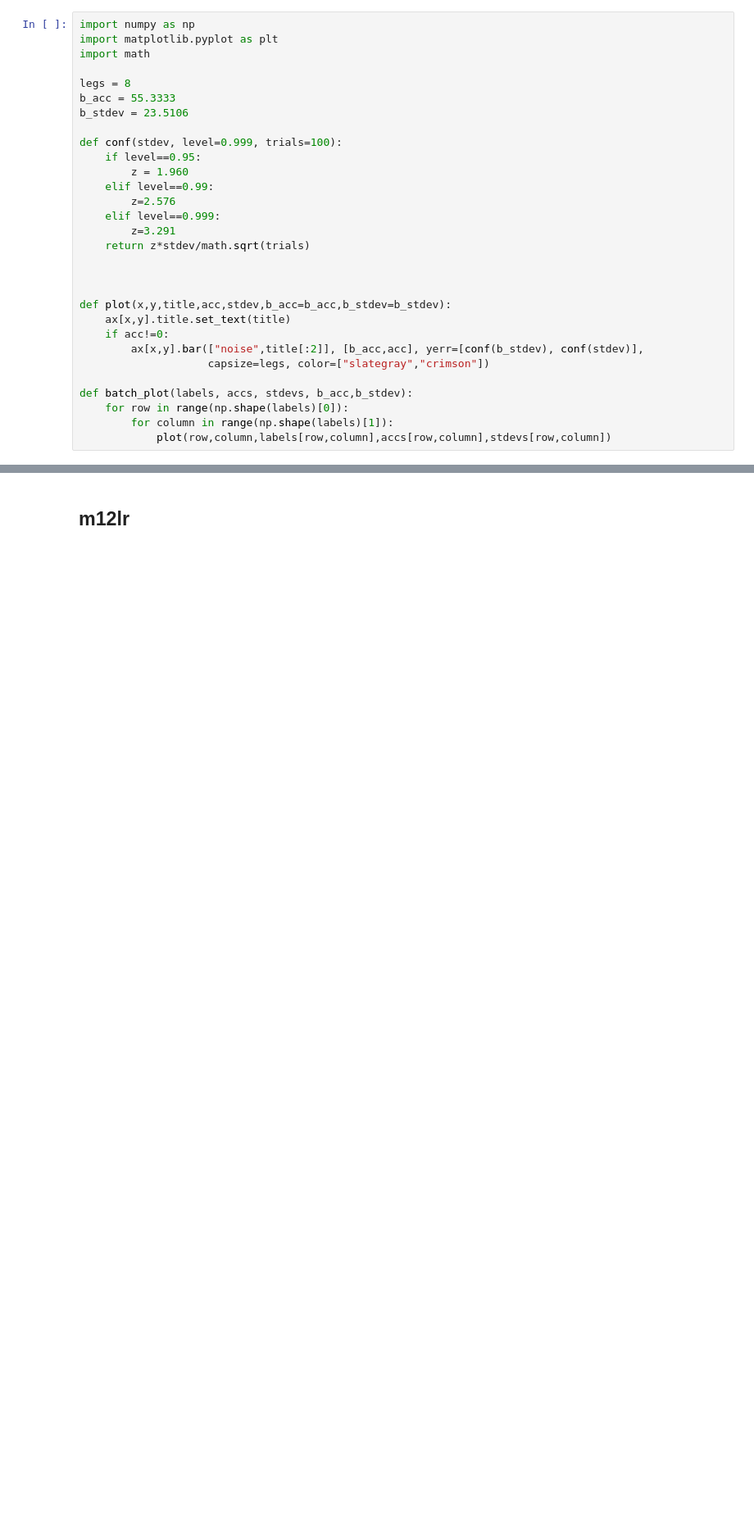
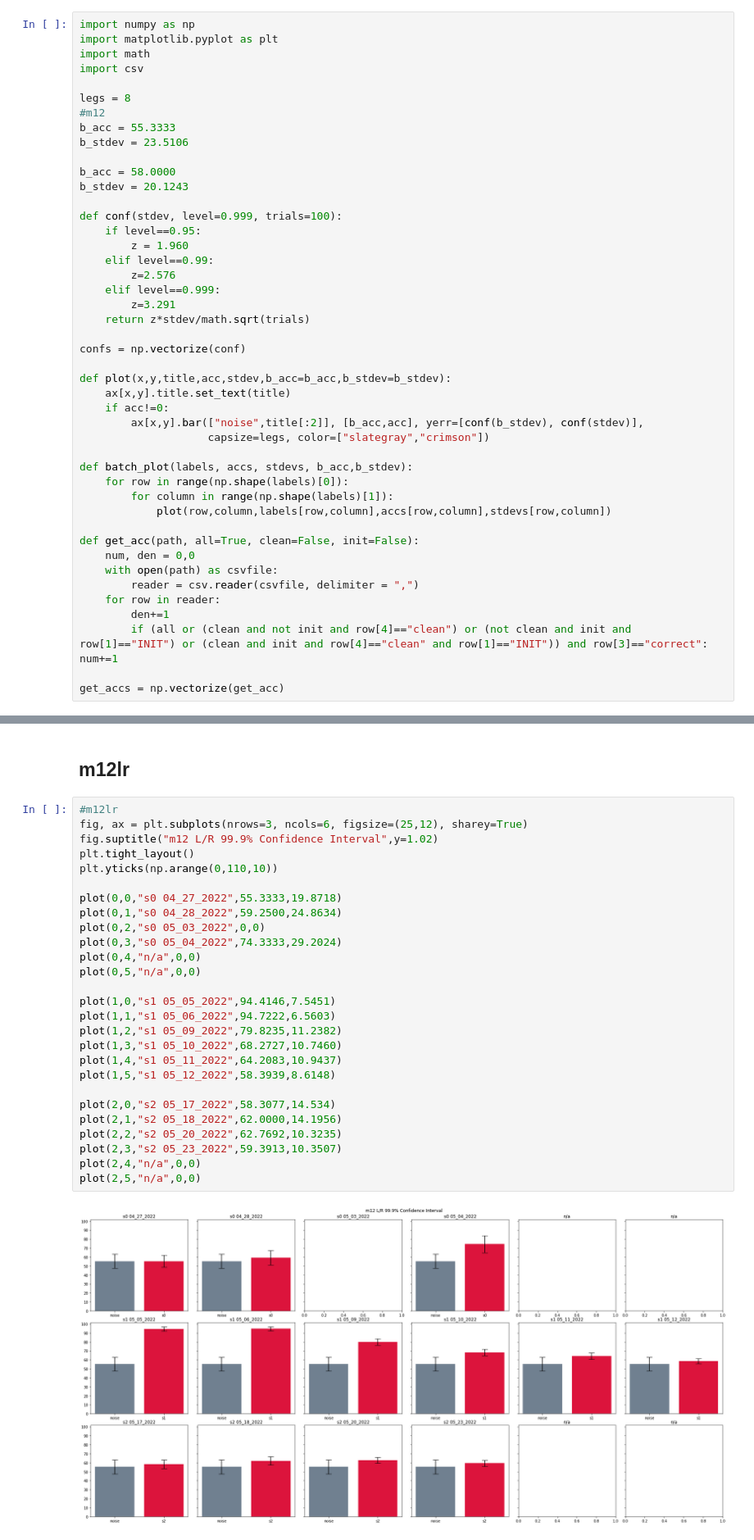
Before and after one commit to anthony0913/behavior-decoder, a Jupyter notebook: graphs.ipynb, the cells around one changed output, grey strips where cells are left out. Shown: that part at 82% size. Drawn from its saved outputs; the diff is of its cells as text; blank space fills up the shorter version.

```diff
--- a/graphs.ipynb
+++ b/graphs.ipynb
@@ -4,10 +4,15 @@
 import numpy as np
 import matplotlib.pyplot as plt
 import math
+import csv
 
 legs = 8
+#m12
 b_acc = 55.3333
 b_stdev = 23.5106
+
+b_acc = 58.0000
+b_stdev = 20.1243
 
 def conf(stdev, level=0.999, trials=100):
     if level==0.95:
@@ -18,7 +23,7 @@ def conf(stdev, level=0.999, trials=100):
         z=3.291
     return z*stdev/math.sqrt(trials)
 
-
+confs = np.vectorize(conf)
 
 def plot(x,y,title,acc,stdev,b_acc=b_acc,b_stdev=b_stdev):
     ax[x,y].title.set_text(title)
@@ -30,3 +35,13 @@ def batch_plot(labels, accs, stdevs, b_acc,b_stdev):
     for row in range(np.shape(labels)[0]):
         for column in range(np.shape(labels)[1]):
             plot(row,column,labels[row,column],accs[row,column],stdevs[row,column])
+
+def get_acc(path, all=True, clean=False, init=False):
+    num, den = 0,0
+    with open(path) as csvfile:
+        reader = csv.reader(csvfile, delimiter = ",")
+    for row in reader:
+        den+=1
+        if (all or (clean and not init and row[4]=="clean") or (not clean and init and row[1]=="INIT") or (clean and init and row[4]=="clean" and row[1]=="INIT")) and row[3]=="correct": num+=1
+
+get_accs = np.vectorize(get_acc)
@@ -73,2 +109,31 @@ plt.errorbar(trials, accs, yerr=errs,capsize=legs)
 # %% [markdown]
 ## m12lr
+# %%
+#m12lr
+fig, ax = plt.subplots(nrows=3, ncols=6, figsize=(25,12), sharey=True)
+fig.suptitle("m12 L/R 99.9% Confidence Interval",y=1.02)
+plt.tight_layout()
+plt.yticks(np.arange(0,110,10))
+
+plot(0,0,"s0 04_27_2022",55.3333,19.8718)
+plot(0,1,"s0 04_28_2022",59.2500,24.8634)
+plot(0,2,"s0 05_03_2022",0,0)
+plot(0,3,"s0 05_04_2022",74.3333,29.2024)
+plot(0,4,"n/a",0,0)
+plot(0,5,"n/a",0,0)
+
+plot(1,0,"s1 05_05_2022",94.4146,7.5451)
+plot(1,1,"s1 05_06_2022",94.7222,6.5603)
+plot(1,2,"s1 05_09_2022",79.8235,11.2382)
+plot(1,3,"s1 05_10_2022",68.2727,10.7460)
+plot(1,4,"s1 05_11_2022",64.2083,10.9437)
+plot(1,5,"s1 05_12_2022",58.3939,8.6148)
+
+plot(2,0,"s2 05_17_2022",58.3077,14.534)
+plot(2,1,"s2 05_18_2022",62.0000,14.1956)
+plot(2,2,"s2 05_20_2022",62.7692,10.3235)
+plot(2,3,"s2 05_23_2022",59.3913,10.3507)
+plot(2,4,"n/a",0,0)
+plot(2,5,"n/a",0,0)
+# %% [output]
+[figure, added]
```
Also changed, not shown: parts of 9 cells of this notebook.
